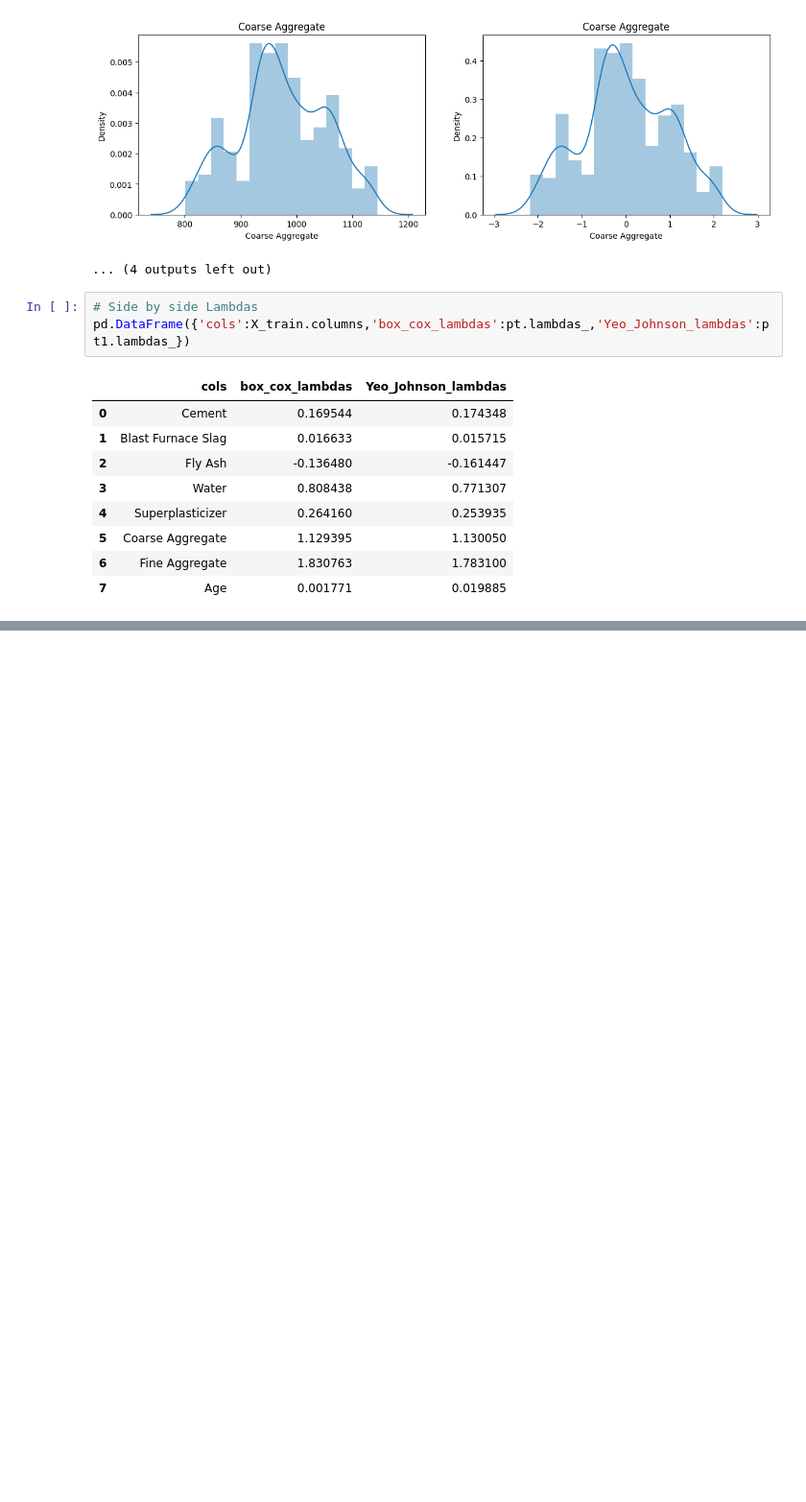
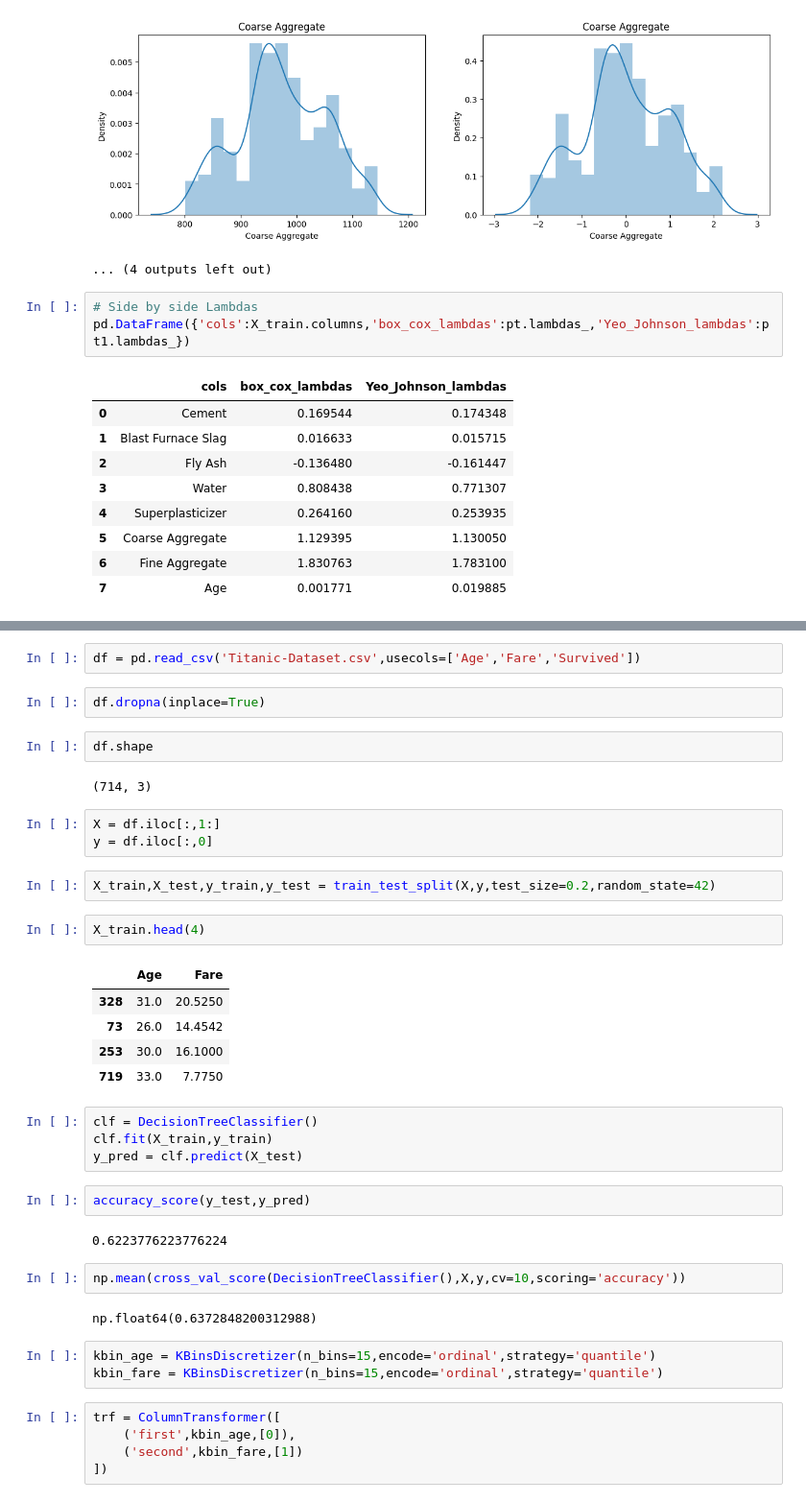
Before and after one commit to Dhrupad-05/Intro-to-Machine-Learning, a Jupyter notebook: 3_Feature_Scaling(or_Transformations_).ipynb, the cells around one changed output, grey strips where cells are left out. Shown at 96% size. Drawn from its saved outputs; the diff is of its cells as text; blank space fills up the shorter version.

```diff
--- a/3_Feature_Scaling(or_Transformations_).ipynb
+++ b/3_Feature_Scaling(or_Transformations_).ipynb
@@ -1278,0 +1296,41 @@ pd.DataFrame({'cols':X_train.columns,'box_cox_lambdas':pt.lambdas_,'Yeo_Johnson_
+# %%
+df = pd.read_csv('Titanic-Dataset.csv',usecols=['Age','Fare','Survived'])
+# %%
+df.dropna(inplace=True)
+# %%
+df.shape
+# %% [output]
+(714, 3)
+# %%
+X = df.iloc[:,1:]
+y = df.iloc[:,0]
+# %%
+X_train,X_test,y_train,y_test = train_test_split(X,y,test_size=0.2,random_state=42)
+# %%
+X_train.head(4)
+# %% [output]
+|  | Age | Fare |
+| 328 | 31.0 | 20.5250 |
+| 73 | 26.0 | 14.4542 |
+| 253 | 30.0 | 16.1000 |
+| 719 | 33.0 | 7.7750 |
+# %%
+clf = DecisionTreeClassifier()
+clf.fit(X_train,y_train)
+y_pred = clf.predict(X_test)
+# %%
+accuracy_score(y_test,y_pred)
+# %% [output]
+0.6223776223776224
+# %%
+np.mean(cross_val_score(DecisionTreeClassifier(),X,y,cv=10,scoring='accuracy'))
+# %% [output]
+np.float64(0.6372848200312988)
+# %%
+kbin_age = KBinsDiscretizer(n_bins=15,encode='ordinal',strategy='quantile')
+kbin_fare = KBinsDiscretizer(n_bins=15,encode='ordinal',strategy='quantile')
+# %%
+trf = ColumnTransformer([
+    ('first',kbin_age,[0]),
+    ('second',kbin_fare,[1])
+])
```
Also changed, not shown: parts of 4 cells of this notebook.
